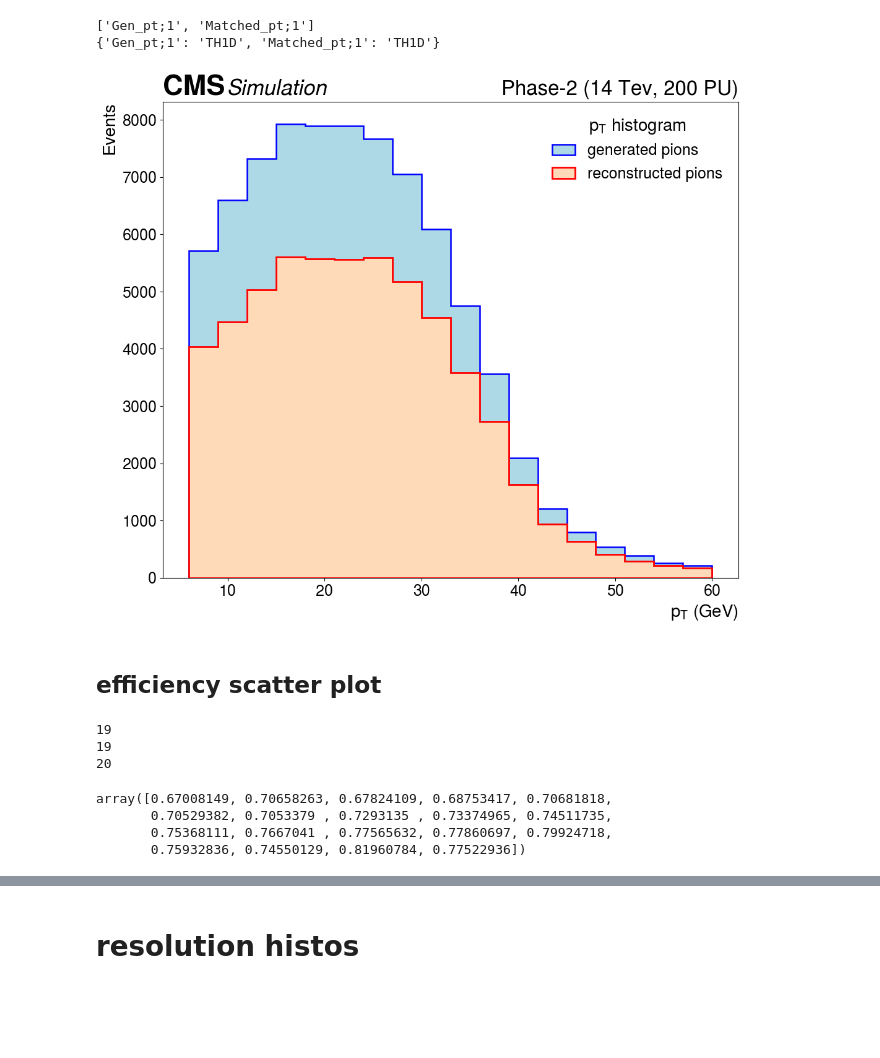
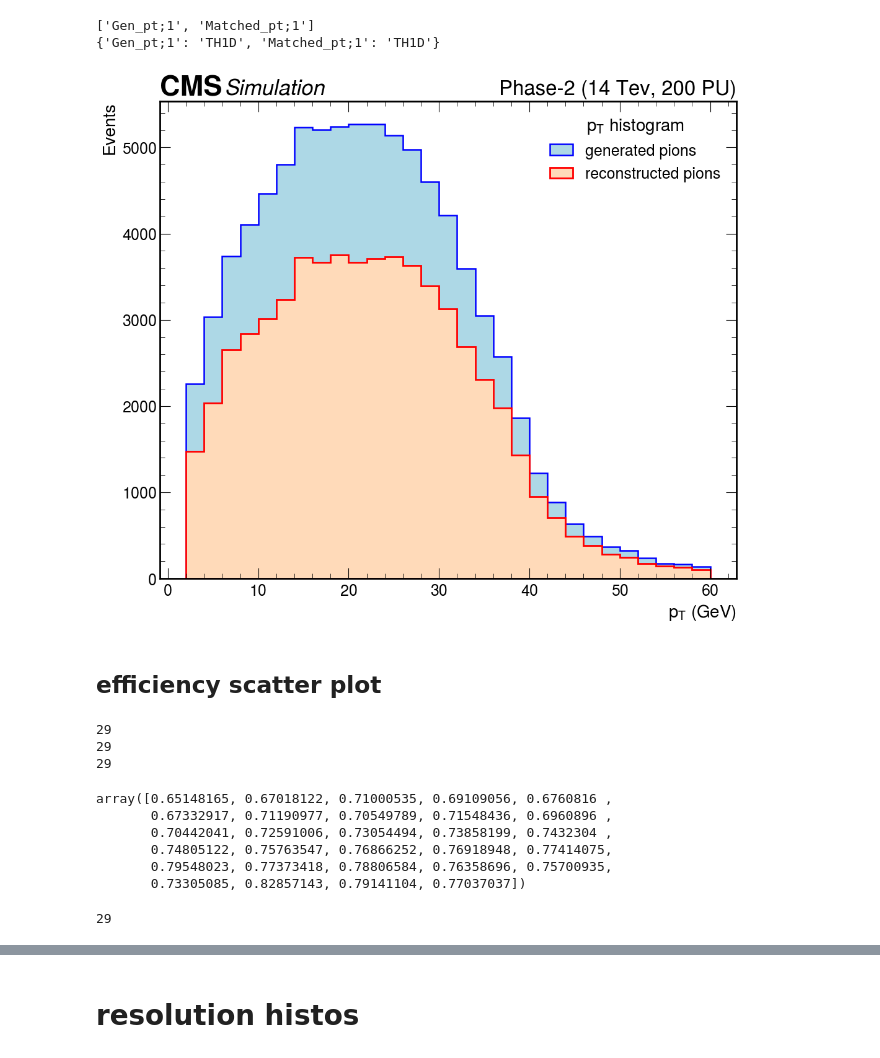
Before and after one commit to PietroCappelli/W3Pi_Analysis, a Jupyter notebook: w3pi_analysis/hist.ipynb, the cells around one changed output, grey strips where cells are left out. Saved outputs shown, nothing was run; the diff lists cells and outputs as text; code cells hidden in the pictures; blank space fills up the shorter version.

Commit message:
histograms

```diff
--- a/w3pi_analysis/hist.ipynb
+++ b/w3pi_analysis/hist.ipynb
@@ -336,40 +336,42 @@ reco_hist_edges = reco_hist.axis().edges()
 # %%
 f, axs = plt.subplots(1,1, figsize=(12,10))
 
 hep.style.use(hep.style.CMS)
 hep.cms.label("",com = 13.6, rlabel="Phase-2 (14 Tev, 200 PU)",  fontsize=25, italic=(0,1))
 
-hep.histplot(gen_hist_val[2:],  bins=gen_hist_edges[2:],   ax=axs, density=False, histtype="fill", label="generated pions", linewidth=1.8, edgecolor="blue", color="lightblue", zorder=0)
-hep.histplot(reco_hist_val[2:], bins=reco_hist_edges[2:],  ax=axs, density=False, histtype="fill", label="reconstructed pions", linewidth=2, edgecolor="red", color="peachpuff")
+hep.histplot(gen_hist_val[1:],  bins=gen_hist_edges[1:],   ax=axs, yerr=np.sqrt(gen_hist_val[1:]),density=False, histtype="fill", label="generated pions", linewidth=1.8, edgecolor="blue", color="lightblue", zorder=0)
+hep.histplot(reco_hist_val[1:], bins=reco_hist_edges[1:],  ax=axs, yerr=np.sqrt(reco_hist_val[1:]),density=False, histtype="fill", label="reconstructed pions", linewidth=2, edgecolor="red", color="peachpuff")
 
 plt.legend(loc='upper right', frameon=False, title='$p_{T}$ histogram', title_fontsize='20', fontsize='18')
 plt.xlabel('$p_{T}$ (GeV)', fontsize='20')
 plt.ylabel('Events', fontsize='20')
 plt.tick_params(axis='both', labelsize=18)
 
 plt.ticklabel_format(axis='y', style='plain', scilimits=(0, 0), useOffset=False, useMathText=True)
 # plt.gca().yaxis.get_offset_text().set_position((-0.07,1))
 # plt.gca().yaxis.get_offset_text().set_fontsize(18)
 # plt.show()
 
 
 plt.savefig("figures/efficiency_hist.pdf", dpi=150)
 # %% [output]
-[figure, old version]
+[figure, new version]
 # %% [markdown]
 ## efficiency scatter plot
 # %%
 efficiency = np.divide(reco_hist_val[1:],gen_hist_val[1:])
-ranges = np.arange(3,60,3)
+ranges = np.arange(2,60,2)
 print(len(efficiency))
 print(len(ranges))
-print(len(reco_hist_val))
+print(len(reco_hist_val[1:]))
 efficiency
 # %% [output]
-19
-19
-20
+29
+29
+29
-array([0.67008149, 0.70658263, 0.67824109, 0.68753417, 0.70681818,
-       0.70529382, 0.7053379 , 0.7293135 , 0.73374965, 0.74511735,
-       0.75368111, 0.7667041 , 0.77565632, 0.77860697, 0.79924718,
-       0.75932836, 0.74550129, 0.81960784, 0.77522936])
+array([0.65148165, 0.67018122, 0.71000535, 0.69109056, 0.6760816 ,
+       0.67332917, 0.71190977, 0.70549789, 0.71548436, 0.6960896 ,
+       0.70442041, 0.72591006, 0.73054494, 0.73858199, 0.7432304 ,
+       0.74805122, 0.75763547, 0.76866252, 0.76918948, 0.77414075,
+       0.79548023, 0.77373418, 0.78806584, 0.76358696, 0.75700935,
+       0.73305085, 0.82857143, 0.79141104, 0.77037037])
@@ -376,3 +391,7 @@ array([0.67008149, 0.70658263, 0.67824109, 0.68753417, 0.70681818,
+# %%
+len(error_eff)
+# %% [output]
+29
 # %%
 hep.style.use(hep.style.CMS)
 hep.cms.label("",com = 13.6, rlabel="Phase-2 (14 Tev, 200 PU)",  fontsize=25, italic=(0,1))
```
Also changed, not shown: parts of 28 cells of this notebook.
